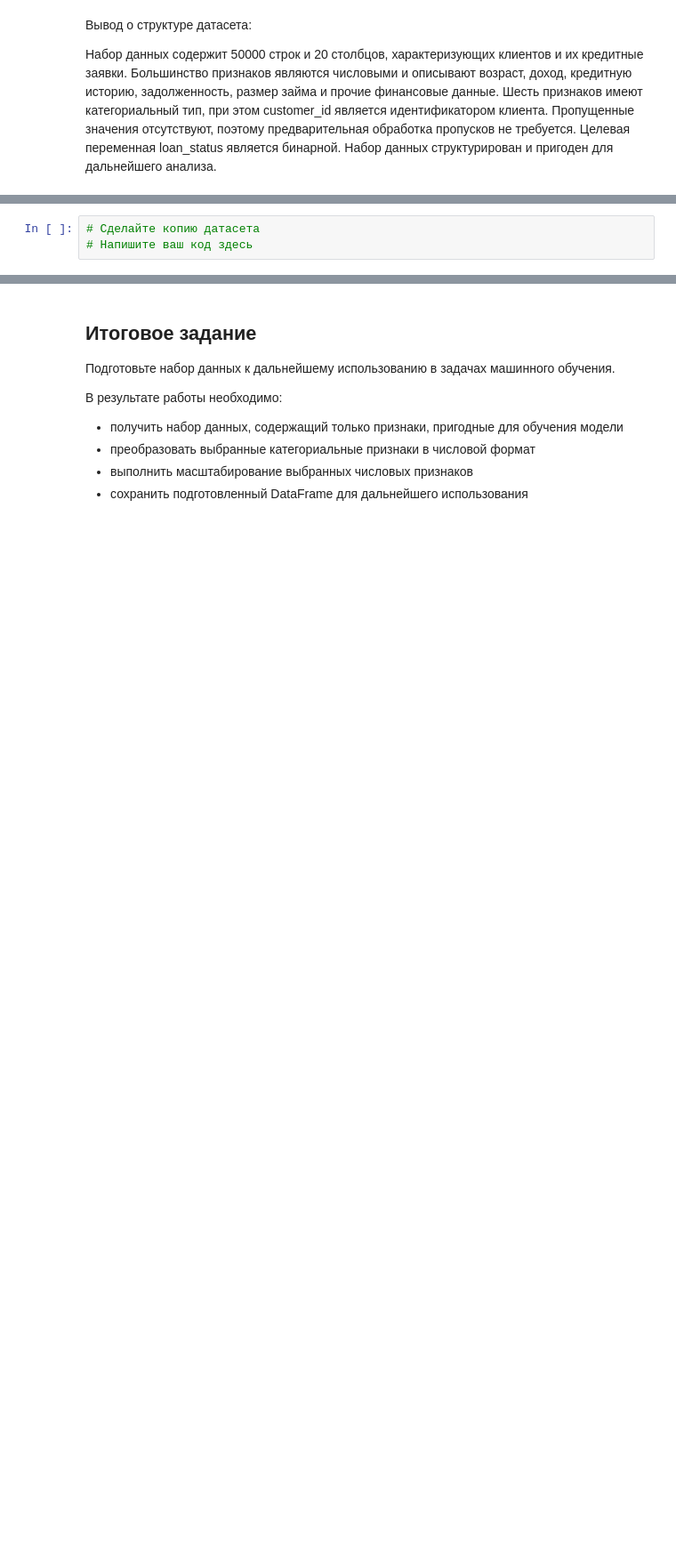
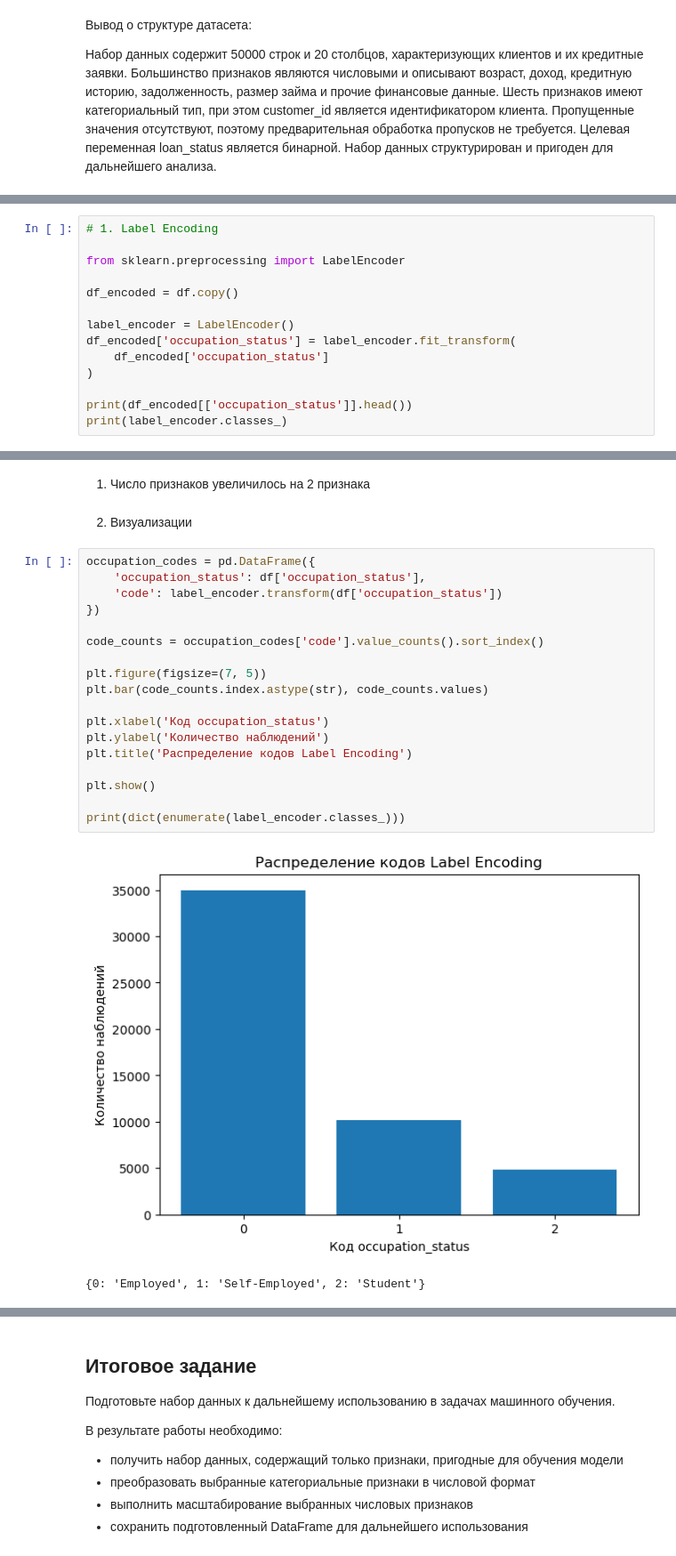
Before and after one commit to vakovalik/ml_hse, a Jupyter notebook: сем 4/практика.ipynb, the cells around one changed output, grey strips where cells are left out. Shown at 89% size. Saved outputs shown, nothing was run; the diff lists cells and outputs as text; blank space fills up the shorter version.

```diff
--- a/сем 4/практика.ipynb
+++ b/сем 4/практика.ipynb
@@ -157,0 +152,14 @@ plt.show()
+# %%
+# 1. Label Encoding
+
+from sklearn.preprocessing import LabelEncoder
+
+df_encoded = df.copy()
+
+label_encoder = LabelEncoder()
+df_encoded['occupation_status'] = label_encoder.fit_transform(
+    df_encoded['occupation_status']
+)
+
+print(df_encoded[['occupation_status']].head())
+print(label_encoder.classes_)
@@ -170,5 +292,27 @@ plt.show()
 3. Сравните преимущества и недостатки каждого способа кодирования.
 4. Сделайте вывод, какой метод предпочтительнее использовать для различных типов категориальных признаков.
-# %%
-# Сделайте копию датасета
-# Напишите ваш код здесь
+# %% [markdown]
+1. Число признаков увеличилось на 2 признака
+# %% [markdown]
+2. Визуализации
+# %%
+occupation_codes = pd.DataFrame({
+    'occupation_status': df['occupation_status'],
+    'code': label_encoder.transform(df['occupation_status'])
+})
+
+code_counts = occupation_codes['code'].value_counts().sort_index()
+
+plt.figure(figsize=(7, 5))
+plt.bar(code_counts.index.astype(str), code_counts.values)
+
+plt.xlabel('Код occupation_status')
+plt.ylabel('Количество наблюдений')
+plt.title('Распределение кодов Label Encoding')
+
+plt.show()
+
+print(dict(enumerate(label_encoder.classes_)))
+# %% [output]
+[figure, added]
+{0: 'Employed', 1: 'Self-Employed', 2: 'Student'}
```
Also changed, not shown: parts of 32 cells of this notebook, 1 other file.
